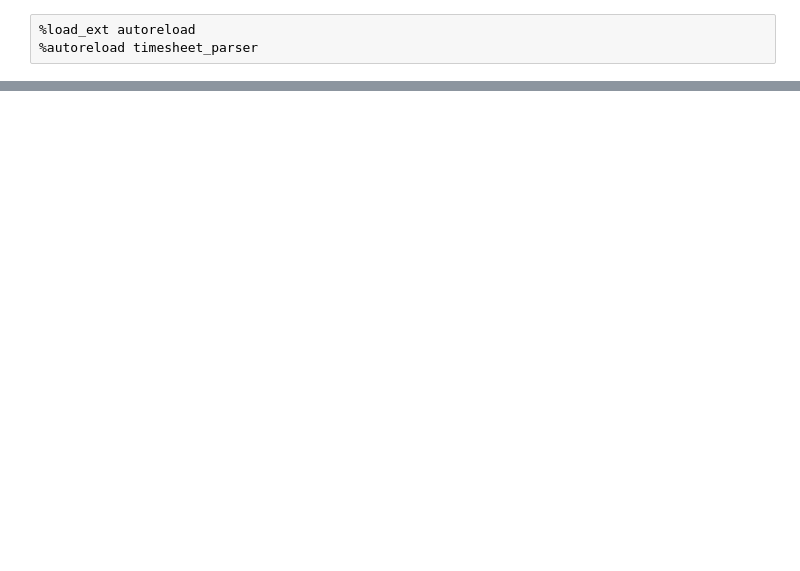
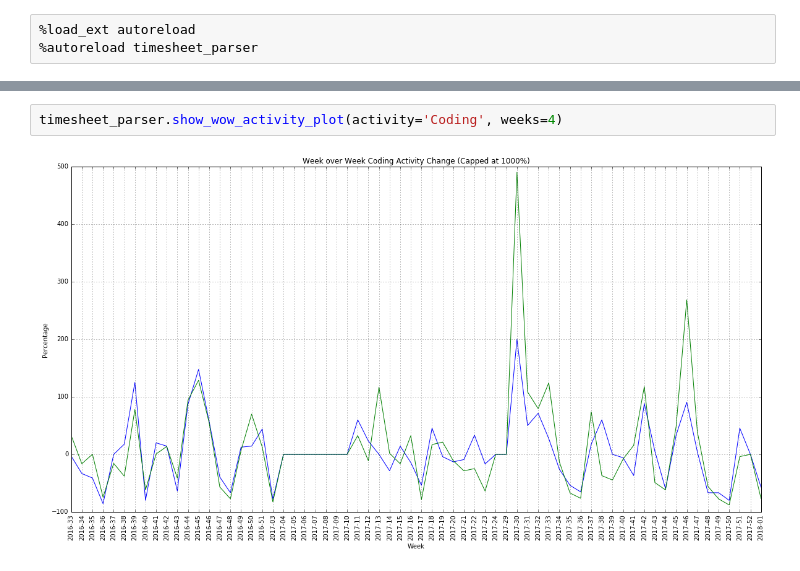
Before and after one commit to freeamac/timesheet, a Jupyter notebook: Time Sheet Plot.ipynb, the cells around one changed output, grey strips where cells are left out. Drawn from its saved outputs; the diff is of its cells as text; blank space fills up the shorter version.

```diff
--- a/Time Sheet Plot.ipynb
+++ b/Time Sheet Plot.ipynb
@@ -9,0 +10,4 @@ timesheet_parser.show_percentage_pie_plot()
+# %%
+timesheet_parser.show_wow_activity_plot(activity='Coding', weeks=4)
+# %% [output]
+[figure, added]
```
Also changed, not shown: parts of 8 cells of this notebook, 1 other file.
